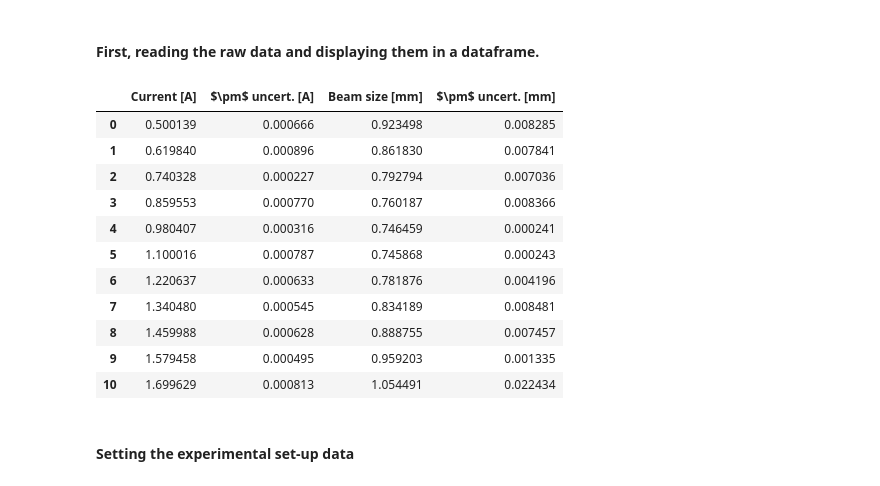
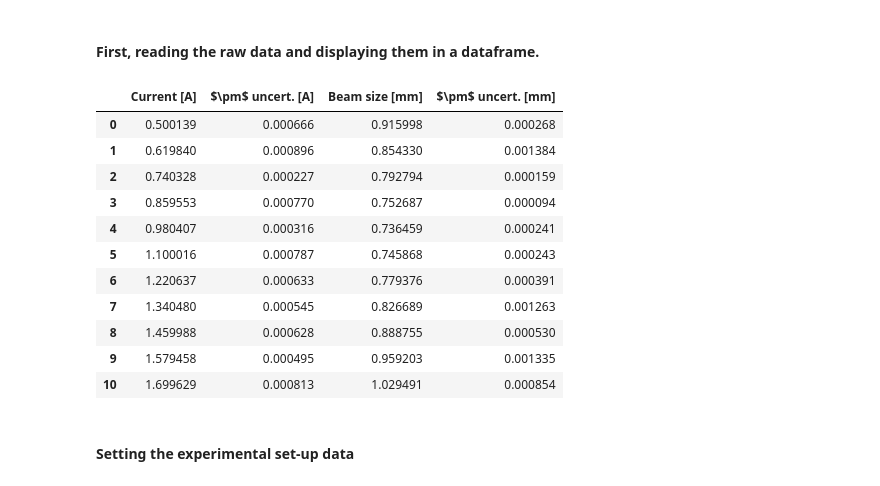
Before and after one commit to ccochato/cnm_final_project, a Jupyter notebook: FINAL_PROJECT_BOOTSTRAPPING_Emittance_uncertainty.ipynb, the cells around one changed output. Drawn from its saved outputs; the diff is of its cells as text; code cells hidden in the pictures.

```diff
--- a/FINAL_PROJECT_BOOTSTRAPPING_Emittance_uncertainty.ipynb
+++ b/FINAL_PROJECT_BOOTSTRAPPING_Emittance_uncertainty.ipynb
@@ -11,31 +11,31 @@ from random import seed
 # %% [markdown]
 #### First, reading the raw data and displaying them in a dataframe.
 # %%
-I_meas, sigm = np.loadtxt('1_medida_emittance_planeX_E_147.8_MULTIBUNCH2.txt', skiprows=2, unpack=True)
+I_meas, sigm = np.loadtxt('1_medida_emittance_planeX_E_147.8_MULTIBUNCH.txt', skiprows=2, unpack=True)
 current, err_current, sigma,err_sigma  = [],[],[],[]
 for i in range(0, len(I_meas), 4):
     current.append(np.mean(I_meas[i:i+4]))
     err_current.append(np.std(I_meas[i:i+4]))
     sigma.append(np.mean(sigm[i:i+4]))
     err_sigma.append(np.std(sigm[i:i+4]))
 Data = pd.DataFrame({' Current [A]':current,
                      '$\pm$ uncert. [A]': err_current,
                      'Beam size [mm]':np.array(sigma)*1000,
                      '$\pm$ uncert. [mm]': np.array(err_sigma)*1000})
 Data
 # %% [output]
 |  | Current [A] | $\pm$ uncert. [A] | Beam size [mm] | $\pm$ uncert. [mm] |
-| 0 | 0.500139 | 0.000666 | 0.923498 | 0.008285 |
-| 1 | 0.619840 | 0.000896 | 0.861830 | 0.007841 |
-| 2 | 0.740328 | 0.000227 | 0.792794 | 0.007036 |
-| 3 | 0.859553 | 0.000770 | 0.760187 | 0.008366 |
-| 4 | 0.980407 | 0.000316 | 0.746459 | 0.000241 |
+| 0 | 0.500139 | 0.000666 | 0.915998 | 0.000268 |
+| 1 | 0.619840 | 0.000896 | 0.854330 | 0.001384 |
+| 2 | 0.740328 | 0.000227 | 0.792794 | 0.000159 |
+| 3 | 0.859553 | 0.000770 | 0.752687 | 0.000094 |
+| 4 | 0.980407 | 0.000316 | 0.736459 | 0.000241 |
 | 5 | 1.100016 | 0.000787 | 0.745868 | 0.000243 |
-| 6 | 1.220637 | 0.000633 | 0.781876 | 0.004196 |
-| 7 | 1.340480 | 0.000545 | 0.834189 | 0.008481 |
-| 8 | 1.459988 | 0.000628 | 0.888755 | 0.007457 |
+| 6 | 1.220637 | 0.000633 | 0.779376 | 0.000391 |
+| 7 | 1.340480 | 0.000545 | 0.826689 | 0.001263 |
+| 8 | 1.459988 | 0.000628 | 0.888755 | 0.000530 |
 | 9 | 1.579458 | 0.000495 | 0.959203 | 0.001335 |
-| 10 | 1.699629 | 0.000813 | 1.054491 | 0.022434 |
+| 10 | 1.699629 | 0.000813 | 1.029491 | 0.000854 |
 # %% [markdown]
 #### Setting the experimental set-up data
 # %%
```
Also changed, not shown: parts of 6 cells of this notebook.
